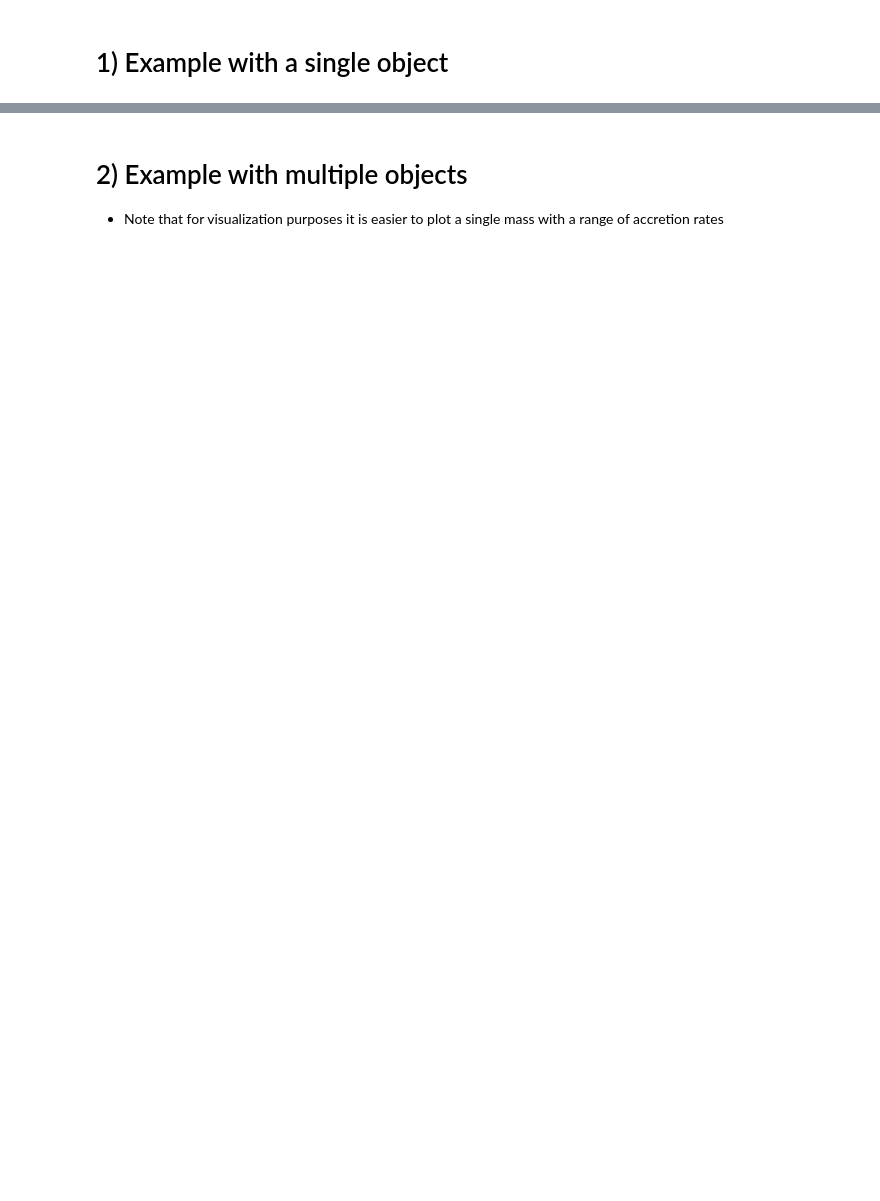
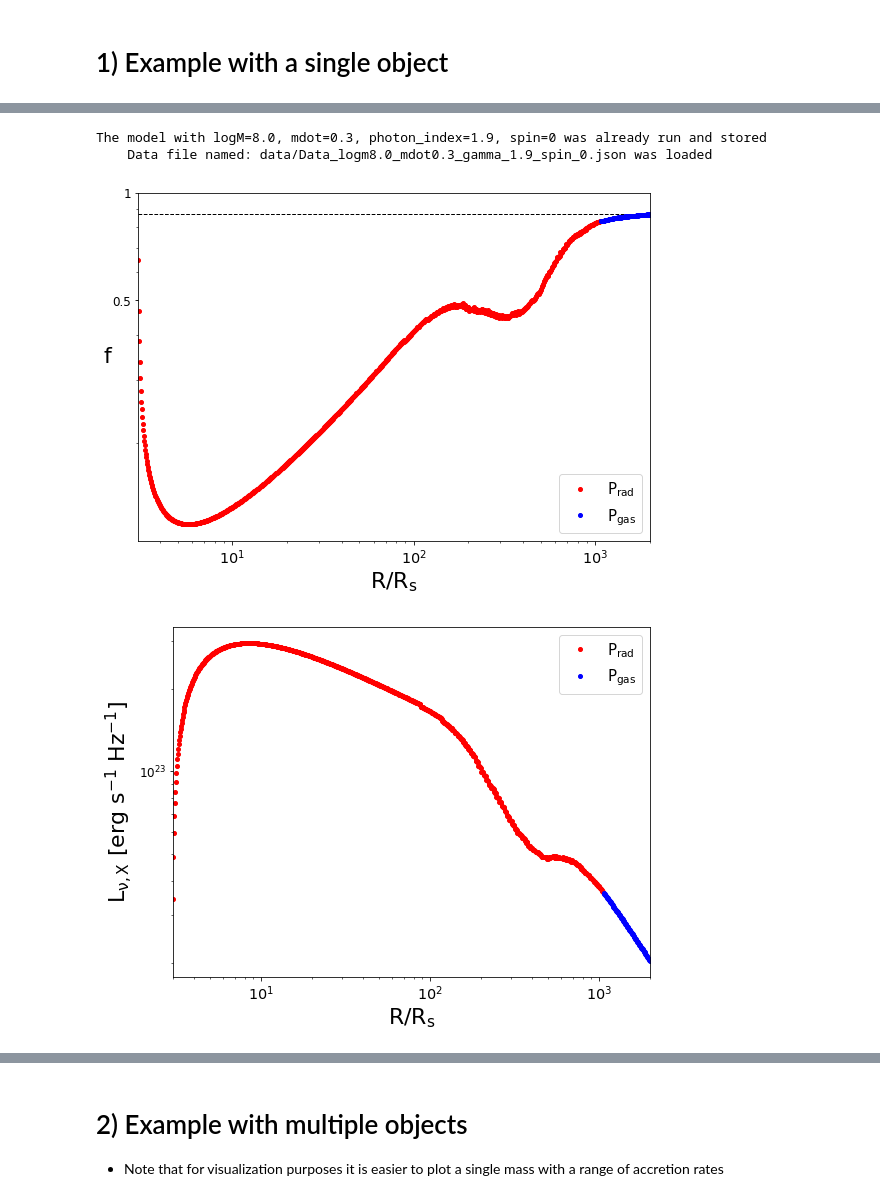
Before and after one commit to rarcodia/DiskCoronasim, a Jupyter notebook: quick_tutorial.ipynb, the cells around one changed output, grey strips where cells are left out. Drawn from its saved outputs; the diff is of its cells as text; code cells hidden in the pictures; blank space fills up the shorter version.

```diff
--- a/quick_tutorial.ipynb
+++ b/quick_tutorial.ipynb
@@ -22,0 +7,13 @@ The model with logM=8.0, mdot=0.3, photon_index=1.9, spin=0 was already run and
+# %%
+mass=1e8
+mdot=0.3
+photon_index=1.9
+spin=0
+DiskCoronaSim.runmodel(mass,mdot,photon_index=photon_index, spin_input=spin)
+json_example=load_data_specific(mass,mdot,photon_index=photon_index, spin_input=spin)
+plot_data(json_example[0], json_example[1])
+# %% [output]
+The model with logM=8.0, mdot=0.3, photon_index=1.9, spin=0 was already run and stored
+    Data file named: data/Data_logm8.0_mdot0.3_gamma_1.9_spin_0.json was loaded
+[figure, added]
+[figure, added]
```
Also changed, not shown: parts of 3 cells of this notebook, 2 other files.
